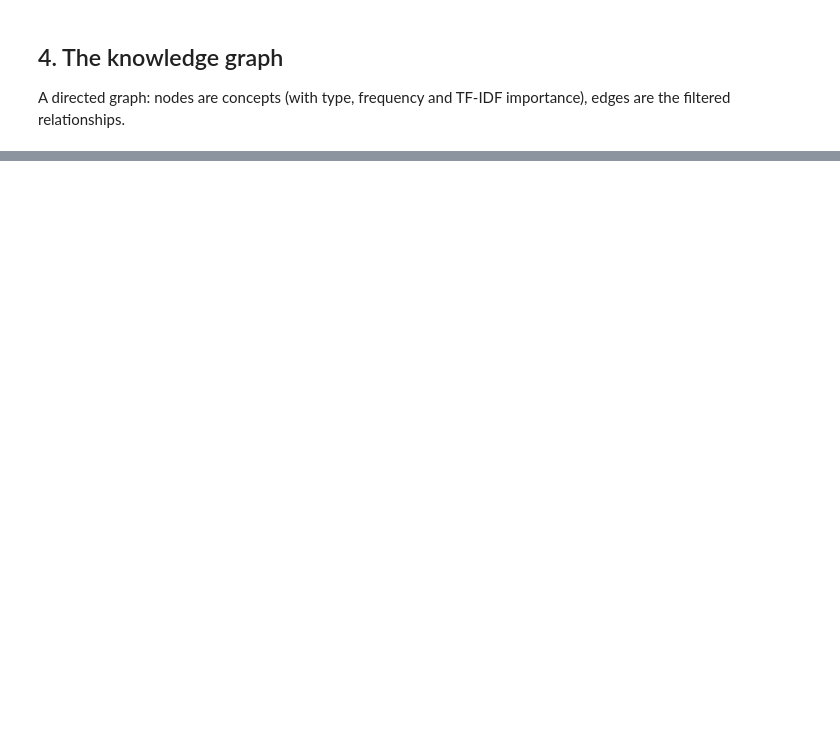
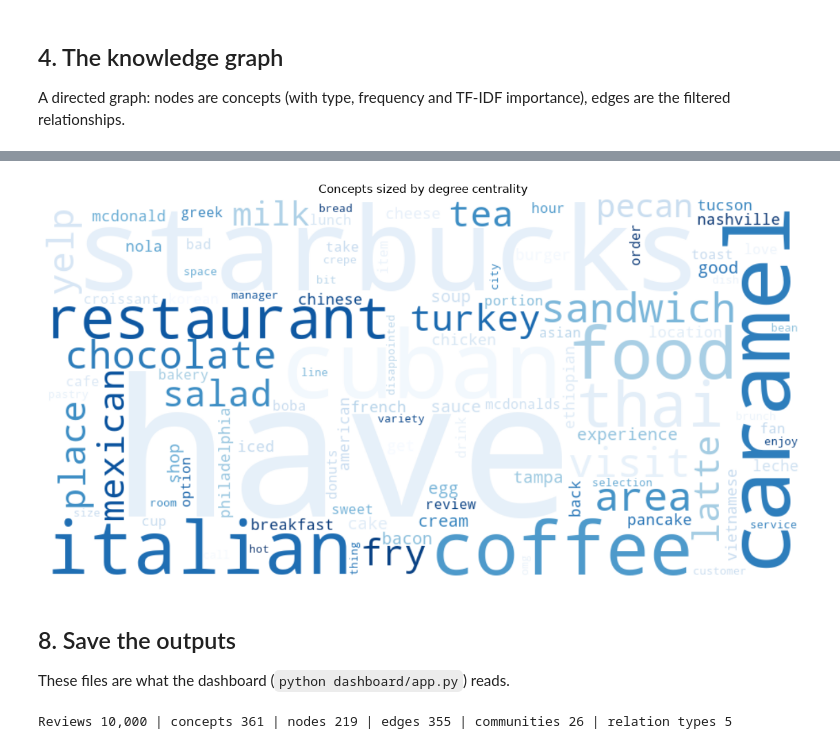
Before and after one commit to YISHU19/flavournet, a Jupyter notebook: notebooks/flavournet_pipeline.ipynb, the cells around one changed output, grey strips where cells are left out. Cells and saved outputs as stored; diff of their text form; code cells hidden in the pictures; blank space fills up the shorter version.

```diff
--- a/notebooks/flavournet_pipeline.ipynb
+++ b/notebooks/flavournet_pipeline.ipynb
@@ -210,0 +405,23 @@ pd.Series(Counter(nx.get_node_attributes(G, "entity_type").values())).sort_value
+# %%
+wc = WordCloud(width=900, height=450, background_color="white", colormap="Blues", max_words=100,
+               random_state=SEED).generate_from_frequencies(degree)
+plt.figure(figsize=(13, 6)); plt.imshow(wc, interpolation="bilinear"); plt.axis("off")
+plt.title("Concepts sized by degree centrality")
+plt.tight_layout(); plt.savefig(OUTPUTS / "flavournet_wordcloud.png", dpi=150); plt.show()
+# %% [output]
+[figure, added]
+# %% [markdown]
+## 8. Save the outputs
+
+These files are what the dashboard (`python dashboard/app.py`) reads.
+# %%
+nx.write_graphml(G, DATA / "flavournet_knowledge_graph.graphml")
+edges.to_csv(DATA / "relationships_final.csv", index=False)
+metrics.to_csv(DATA / "flavournet_node_metrics.csv", index=False)
+community_df.to_csv(DATA / "flavournet_community_summary.csv", index=False)
+concepts_df.to_csv(DATA / "concepts.csv", index=False)
+
+print(f"Reviews {len(reviews):,} | concepts {len(all_concepts)} | nodes {G.number_of_nodes()} | "
+      f"edges {G.number_of_edges()} | communities {n_communities} | relation types {edges.relation.nunique()}")
+# %% [output]
+Reviews 10,000 | concepts 361 | nodes 219 | edges 355 | communities 26 | relation types 5
```
Also changed, not shown: parts of 18 cells of this notebook, 8 other files.
